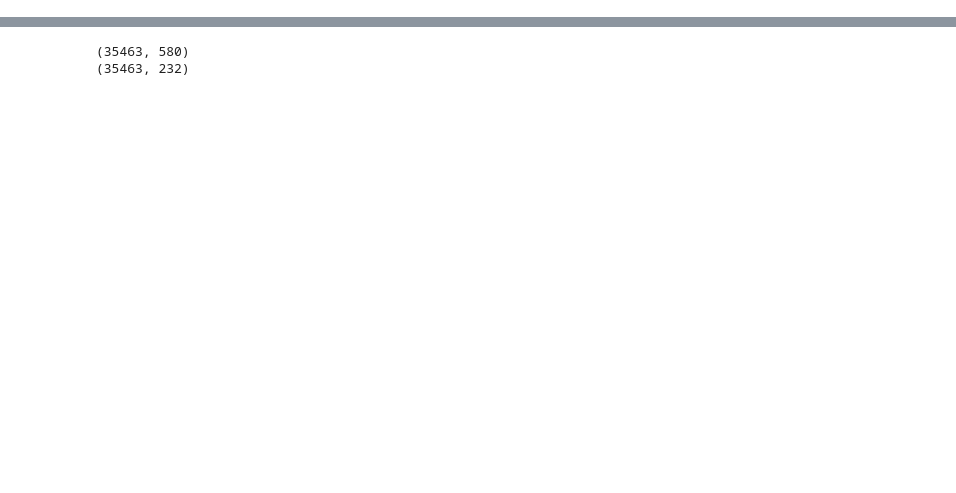
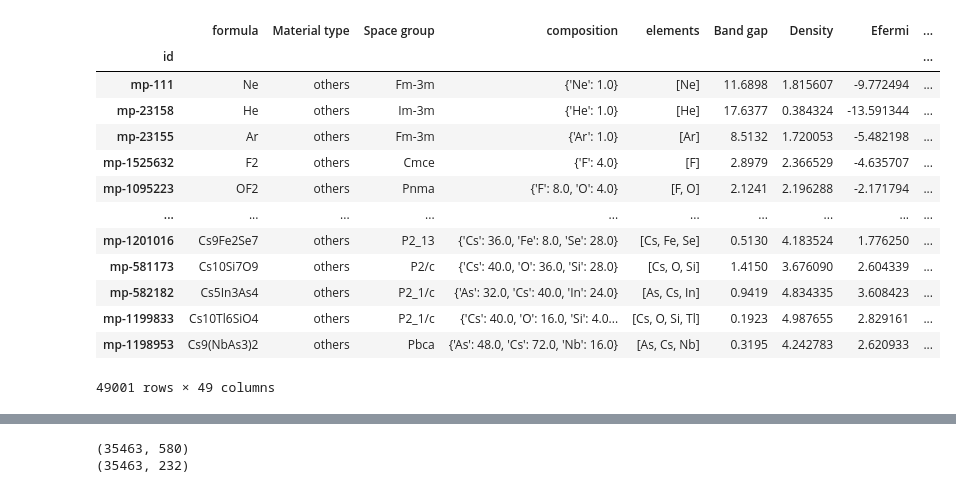
Before and after one commit to TsumiNa/foundation_model, a Jupyter notebook: data/scripts/calculate_kmd_descriptors.ipynb, the cells around one changed output, grey strips where cells are left out. Drawn from its saved outputs; the diff is of its cells as text; code cells hidden in the pictures; blank space fills up the shorter version.

```diff
--- a/data/scripts/calculate_kmd_descriptors.ipynb
+++ b/data/scripts/calculate_kmd_descriptors.ipynb
@@ -1,22 +1,43 @@
 # %%
 # Import KmdPlus module.
 import matplotlib.pyplot as plt
 import numpy as np
 
 # Import libraries.
 import pandas as pd
 from sklearn.decomposition import PCA
+from pymatgen.core.composition import Composition
 
 from foundation_model.utils.kmd_plus import (
     KMD,
     StatsDescriptor,
     element_features,  # Element-level descriptors of shape (94, 58).
     formula_to_composition,
 )
 
 # Load the dataset for the KmdPlus tutorial.
 # Chemical formulas of all stable materials listed in Materials Project (2022/08/07), and their formation energies.
-MP_stable = pd.read_pickle("../data/qc_ac_te_mp_dos_norm_reformat_20250529.pd.xz")
+MP_stable = pd.read_parquet("../qc_ac_te_mp_dos_reformat_20250615.pd.parquet")
+MP_stable.composition = MP_stable.composition.apply(lambda x: {k: v for k, v in x.items() if v is not None})
+
+fliter = [Composition.from_dict(comp).valid for comp in MP_stable.composition]
+MP_stable = MP_stable[fliter]
+MP_stable
+# %% [output]
+|  | formula | Material type | Space group | composition | elements | Band gap | Density | Efermi | ... |
+| id |  |  |  |  |  |  |  |  | ... |
+| mp-111 | Ne | others | Fm-3m | {'Ne': 1.0} | [Ne] | 11.6898 | 1.815607 | -9.772494 | ... |
+| mp-23158 | He | others | Im-3m | {'He': 1.0} | [He] | 17.6377 | 0.384324 | -13.591344 | ... |
+| mp-23155 | Ar | others | Fm-3m | {'Ar': 1.0} | [Ar] | 8.5132 | 1.720053 | -5.482198 | ... |
+| mp-1525632 | F2 | others | Cmce | {'F': 4.0} | [F] | 2.8979 | 2.366529 | -4.635707 | ... |
+| mp-1095223 | OF2 | others | Pnma | {'F': 8.0, 'O': 4.0} | [F, O] | 2.1241 | 2.196288 | -2.171794 | ... |
+| ... | ... | ... | ... | ... | ... | ... | ... | ... | ... |
+| mp-1201016 | Cs9Fe2Se7 | others | P2_13 | {'Cs': 36.0, 'Fe': 8.0, 'Se': 28.0} | [Cs, Fe, Se] | 0.5130 | 4.183524 | 1.776250 | ... |
+| mp-581173 | Cs10Si7O9 | others | P2/c | {'Cs': 40.0, 'O': 36.0, 'Si': 28.0} | [Cs, O, Si] | 1.4150 | 3.676090 | 2.604339 | ... |
+| mp-582182 | Cs5In3As4 | others | P2_1/c | {'As': 32.0, 'Cs': 40.0, 'In': 24.0} | [As, Cs, In] | 0.9419 | 4.834335 | 3.608423 | ... |
+| mp-1199833 | Cs10Tl6SiO4 | others | P2_1/c | {'Cs': 40.0, 'O': 16.0, 'Si': 4.0... | [Cs, O, Si, Tl] | 0.1923 | 4.987655 | 2.829161 | ... |
+| mp-1198953 | Cs9(NbAs3)2 | others | Pbca | {'As': 48.0, 'Cs': 72.0, 'Nb': 16.0} | [As, Cs, Nb] | 0.3195 | 4.242783 | 2.620933 | ... |
+49001 rows × 49 columns
 # %%
 # Convert chemical formulas to compositions.
 MP_weight = MP_stable.composition.apply(formula_to_composition)
```
Also changed, not shown: parts of 7 cells of this notebook, 3 other files.
